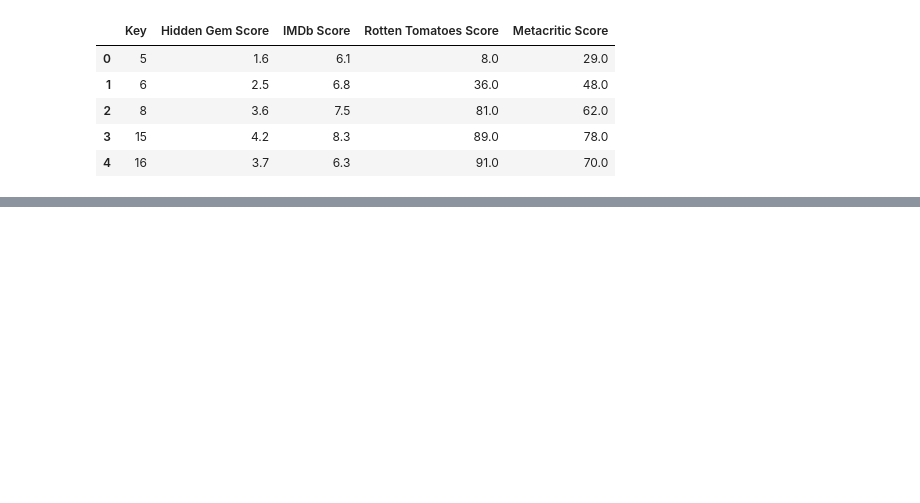
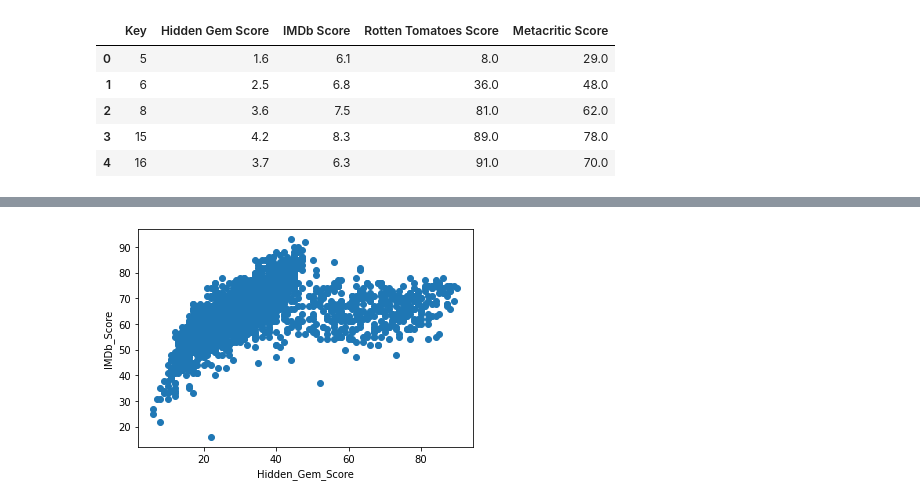
Before and after one commit to Cyber-Wolfe/Netflix_and_Analyze, a Jupyter notebook: Jupyter Notebooks/Machine-Learning/LinearRegression.ipynb, the cells around one changed output, grey strips where cells are left out. Cells and saved outputs as stored; diff of their text form; code cells hidden in the pictures; blank space fills up the shorter version.

Commit message:
finished merging and tidying up dataframe, included scatter plot for test

```diff
--- a/Jupyter Notebooks/Machine-Learning/LinearRegression.ipynb
+++ b/Jupyter Notebooks/Machine-Learning/LinearRegression.ipynb
@@ -74,5 +74,7 @@ Score_Genre_df.head()
 # %%
-plt.scatter(df.	Hidden_Gem_Score, df.IMDb_Score)
+plt.scatter(Score_Genre_df.Hidden_Gem_Score, Score_Genre_df.IMDb_Score)
 plt.xlabel('Hidden_Gem_Score')
 plt.ylabel('IMDb_Score')
 plt.show()
+# %% [output]
+[figure, added]
```
Also changed, not shown: parts of 8 cells of this notebook.
